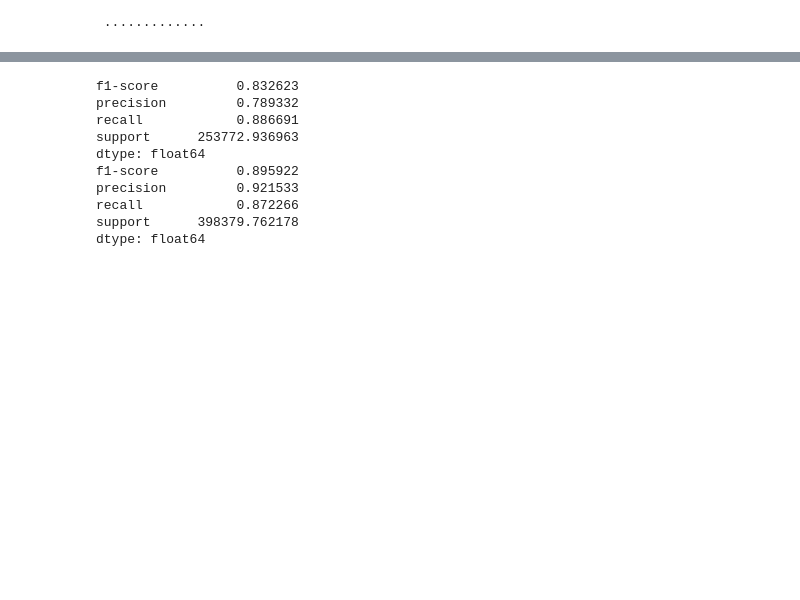
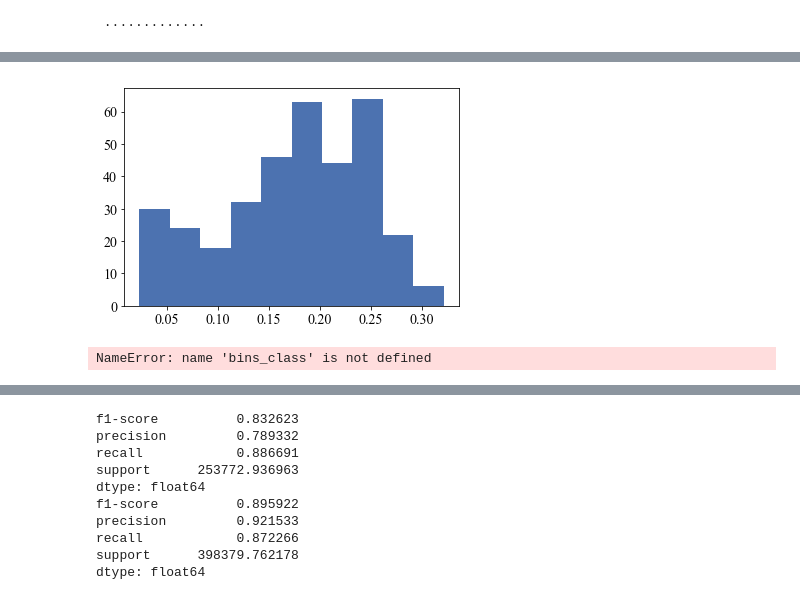
Before and after one commit to thomasmolnar/virac_classifier, a Jupyter notebook: test_notebooks/binary_out.ipynb, the cells around one changed output, grey strips where cells are left out. Saved outputs shown, nothing was run; the diff lists cells and outputs as text; code cells hidden in the pictures; blank space fills up the shorter version.

```diff
--- a/test_notebooks/binary_out.ipynb
+++ b/test_notebooks/binary_out.ipynb
@@ -74,0 +160,8 @@ full_set = [loader(g) for g in gg]
+# %%
+plt.hist([full_set[ii]['feature importance']['ks_stetson_j'] for ii in range(len(full_set))]);
+# %% [output]
+[figure, added]
+# %%
+bins_class['RRab']
+# %% [output]
+NameError: name 'bins_class' is not defined
```
Also changed, not shown: parts of 9 cells of this notebook, 21 other files.
